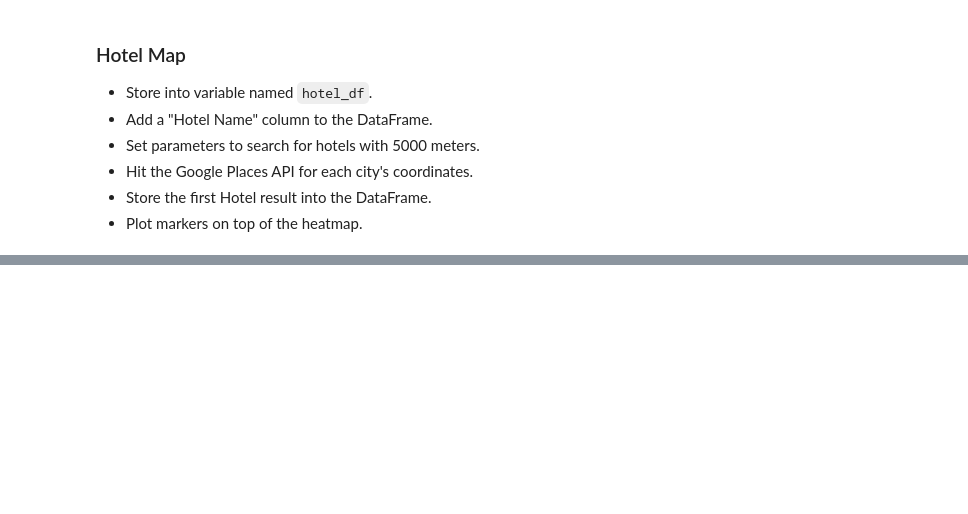
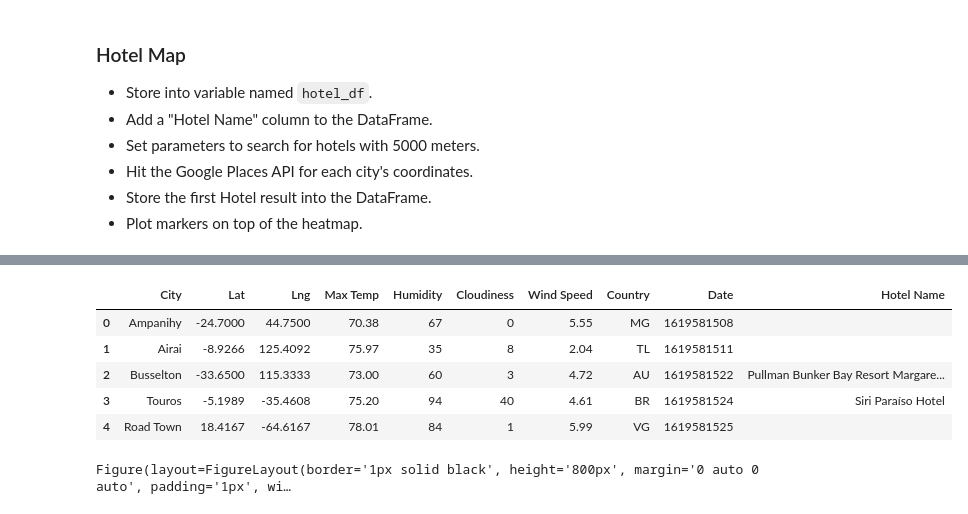
Before and after one commit to angieglass/python-api-challenge, a Jupyter notebook: VacationPy/VacationPy.ipynb, the cells around one changed output, grey strips where cells are left out. Drawn from its saved outputs; the diff is of its cells as text; code cells hidden in the pictures; blank space fills up the shorter version.

```diff
--- a/VacationPy/VacationPy.ipynb
+++ b/VacationPy/VacationPy.ipynb
@@ -107,0 +115,33 @@ weather.head()
+# %%
+# params dictionary to update each iteration
+params = {
+    "radius": 50000,
+    "types": "hotel",
+    "keyword": "nearest hotel",
+    "key": g_key
+}
+
+# Use the lat/lng we recovered to identify hotels
+for index, row in hotel_df.iterrows():
+    # get lat, lng from df
+    lat = row["Lat"]
+    lng = row["Lng"]
+
+    # change location each iteration while leaving original params in place
+    params["location"] = f"{lat},{lng}"
+
+    # Use the search term: "Nearest Hotel" and our lat/lng
+    base_url = "https://maps.googleapis.com/maps/api/place/nearbysearch/json"
+
+    # make request and print url
+    name_address = requests.get(base_url, params=params)
+
+    # convert to json
+    name_address = name_address.json()
+    # print(json.dumps(name_address, indent=4, sort_keys=True))
+
+    # Since some data may be missing we incorporate a try-except to skip any that are missing a data point.
+    try:
+        hotel_df.loc[index, "Hotel Name"] = name_address["results"][0]["name"]
+    except (KeyError, IndexError):
+        print("Missing field/result... skipping.")
@@ -108,3 +157,12 @@ weather.head()
+# %%
+hotel_df.head()
+# %% [output]
+|  | City | Lat | Lng | Max Temp | Humidity | Cloudiness | Wind Speed | Country | Date | Hotel Name |
+| 0 | Ampanihy | -24.7000 | 44.7500 | 70.38 | 67 | 0 | 5.55 | MG | 1619581508 |  |
+| 1 | Airai | -8.9266 | 125.4092 | 75.97 | 35 | 8 | 2.04 | TL | 1619581511 |  |
+| 2 | Busselton | -33.6500 | 115.3333 | 73.00 | 60 | 3 | 4.72 | AU | 1619581522 | Pullman Bunker Bay Resort Margare... |
+| 3 | Touros | -5.1989 | -35.4608 | 75.20 | 94 | 40 | 4.61 | BR | 1619581524 | Siri Paraíso Hotel |
+| 4 | Road Town | 18.4167 | -64.6167 | 78.01 | 84 | 1 | 5.99 | VG | 1619581525 |  |
 # %%
 # NOTE: Do not change any of the code in this cell
 
@@ -127,0 +181,19 @@ locations = hotel_df[["Lat", "Lng"]]
+# %%
+# Add marker layer ontop of heat map
+figure_layout = {
+    'width': '1000px',
+    'height': '800px',
+    'border': '1px solid black',
+    'padding': '1px',
+    'margin': '0 auto 0 auto'
+}
+
+#Maps specifications. Added the center, Argelia lat and lng :)
+fig = gmaps.figure(layout=figure_layout, zoom_level=2, center=((28,2)))
+
+# Display figure
+markers = gmaps.marker_layer(locations, info_box_content=hotel_info)
+fig.add_layer(markers)
+fig
+# %% [output]
+Figure(layout=FigureLayout(border='1px solid black', height='800px', margin='0 auto 0 auto', padding='1px', wi…
```
Also changed, not shown: parts of 11 cells of this notebook, 1 other file.
